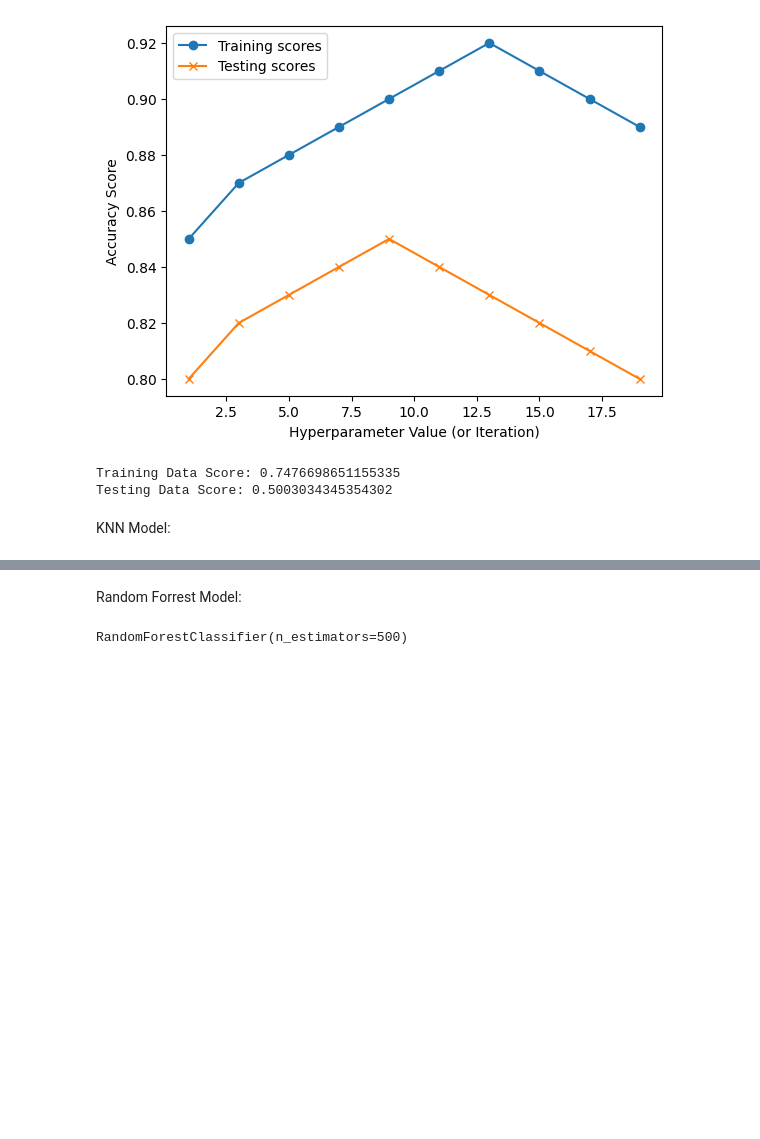
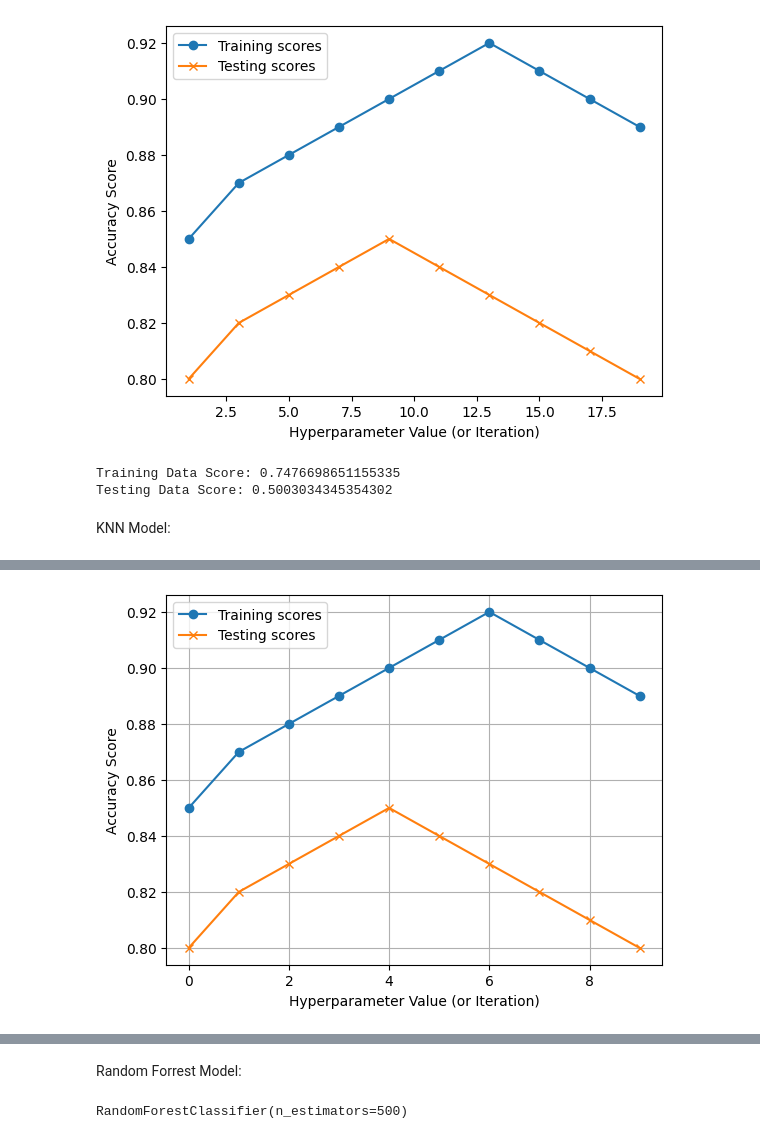
Before and after one commit to Emrahnyc/Project_two, a Jupyter notebook: Project_two.ipynb, the cells around one changed output, grey strips where cells are left out. Drawn from its saved outputs; the diff is of its cells as text; code cells hidden in the pictures; blank space fills up the shorter version.

```diff
--- a/Project_two.ipynb
+++ b/Project_two.ipynb
@@ -172,18 +189,21 @@ print(f"KNN Testing Data Score: {test_score_knn}")
 # %%
 # Sample data (make sure train_acc_score and test_score are of length 10)
 train_acc_score_knn = [0.85, 0.87, 0.88, 0.89, 0.90, 0.91, 0.92, 0.91, 0.90, 0.89]
 test_score_knn = [0.80, 0.82, 0.83, 0.84, 0.85, 0.84, 0.83, 0.82, 0.81, 0.80]
 
 # X-axis range (for example: hyperparameter values)
-x_values = range(1, 20, 2)  # This will give 10 values: 1, 3, 5, ..., 19
+x_values = range(len(train_acc_score_knn))  # This will give 10 values: 1, 3, 5, ..., 19
 
 # Plotting
 plt.plot(x_values, train_acc_score_knn, marker='o', label="Training scores")
 plt.plot(x_values, test_score_knn, marker="x", label="Testing scores")
 plt.xlabel("Hyperparameter Value (or Iteration)")  # Use a more appropriate label
 plt.ylabel("Accuracy Score")
 plt.legend()
+plt.grid(True)
 plt.show()
+# %% [output]
+[figure, added]
 # %%
 print(f" KNN Training Data Score: {knn_model.score(X_resampled_train_scaled, y_resampled_train)}")
 print(f"KNN Testing Data Score: {knn_model.score(X_resampled_test, y_resampled_test)}")
```
Also changed, not shown: parts of 14 cells of this notebook.
